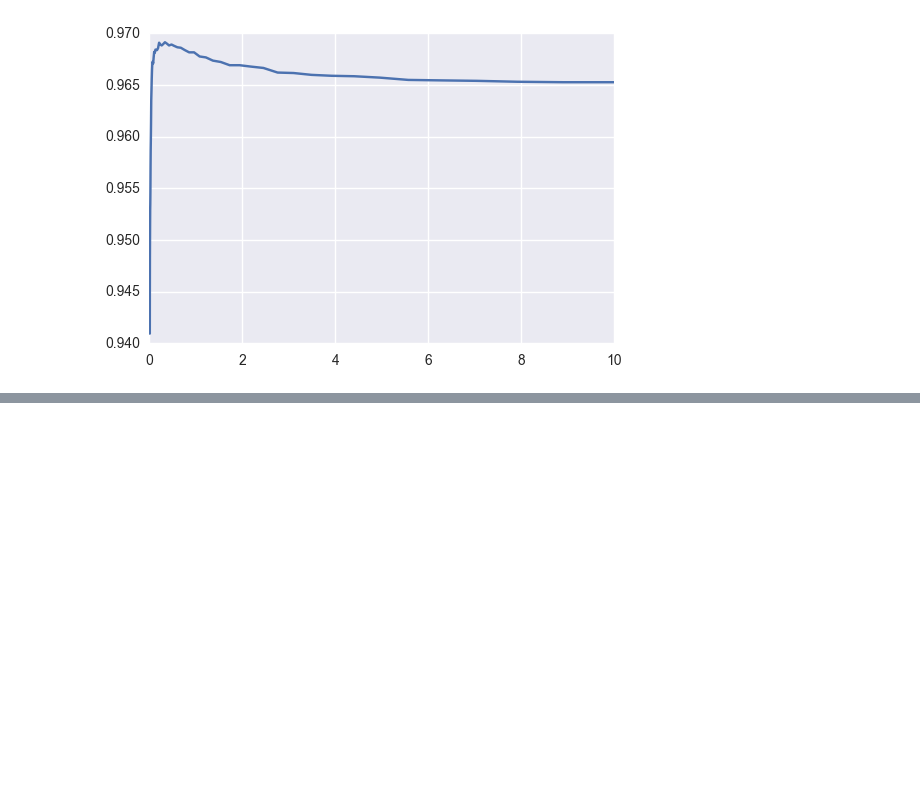
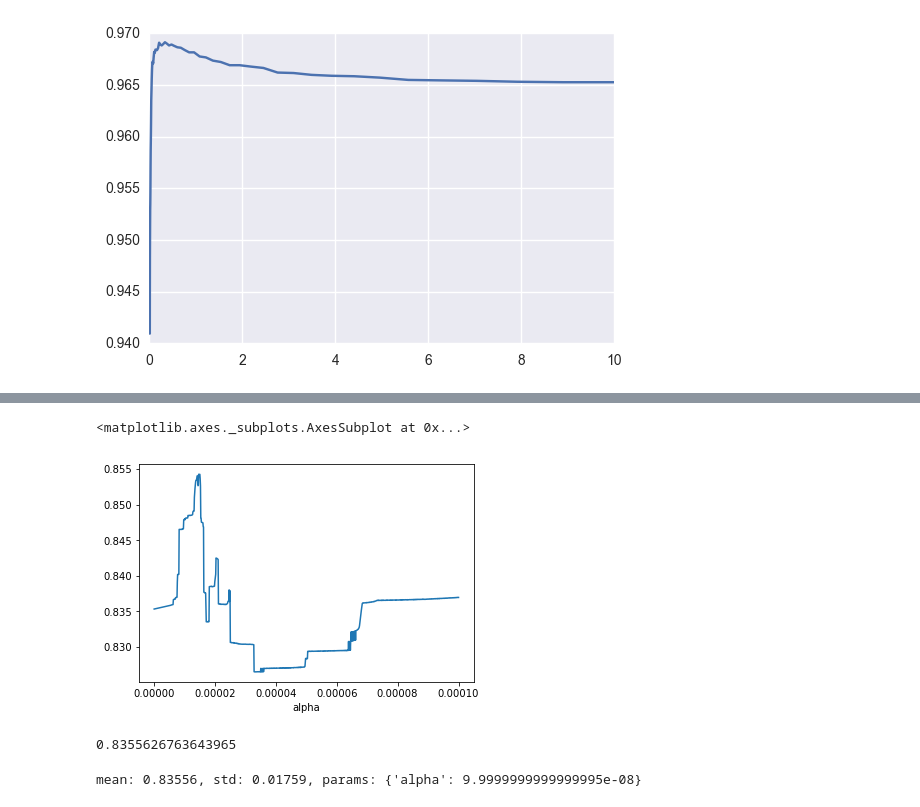
Before and after one commit to Columbia-Intro-Data-Science/APMAE4990-, a Jupyter notebook: notebooks/Lecture 3 - Model Complexity and Regularization.ipynb, the cells around one changed output, grey strips where cells are left out. Drawn from its saved outputs; the diff is of its cells as text; code cells hidden in the pictures; blank space fills up the shorter version.

```diff
--- a/notebooks/Lecture 3 - Model Complexity and Regularization.ipynb
+++ b/notebooks/Lecture 3 - Model Complexity and Regularization.ipynb
@@ -753,0 +825,14 @@ plt.plot(alphas,scores)
+# %%
+# Set the parameters by cross-validation
+from sklearn.grid_search import GridSearchCV
+
+alphas=np.linspace(0.0000001,0.0001,1000)
+
+model=linear_model.Lasso()
+grid = GridSearchCV(estimator=model, param_grid=dict(alpha=alphas),cv=3)
+grid.fit(X,y)
+
+print(grid)
+# summarize the results of the grid search
+print(grid.best_score_)
+print(grid.best_estimator_.alpha)
@@ -753,0 +849,31 @@ plt.plot(alphas,scores)
+# %%
+def grid_scores_to_df(grid_scores):
+    """
+    Convert a sklearn.grid_search.GridSearchCV.grid_scores_ attribute to a tidy
+    pandas DataFrame where each row is a hyperparameter-fold combinatination.
+    """
+    rows = list()
+    for grid_score in grid_scores:
+        for fold, score in enumerate(grid_score.cv_validation_scores):
+            row = grid_score.parameters.copy()
+            row['fold'] = fold
+            row['score'] = score
+            rows.append(row)
+    df = pd.DataFrame(rows)
+    return df
+# %%
+df=grid_scores_to_df(grid.grid_scores_)
+#df=df.drop_duplicates(['alpha'])
+# %%
+df.groupby(['alpha'])['score'].mean().plot()
+# %% [output]
+<matplotlib.axes._subplots.AxesSubplot at 0x...>
+[figure, added]
+# %%
+grid.grid_scores_[0].mean_validation_score
+# %% [output]
+0.8355626763643965
+# %%
+grid.grid_scores_[0]
+# %% [output]
+mean: 0.83556, std: 0.01759, params: {'alpha': 9.9999999999999995e-08}
```
Also changed, not shown: parts of 10 cells of this notebook, 3 other files.
